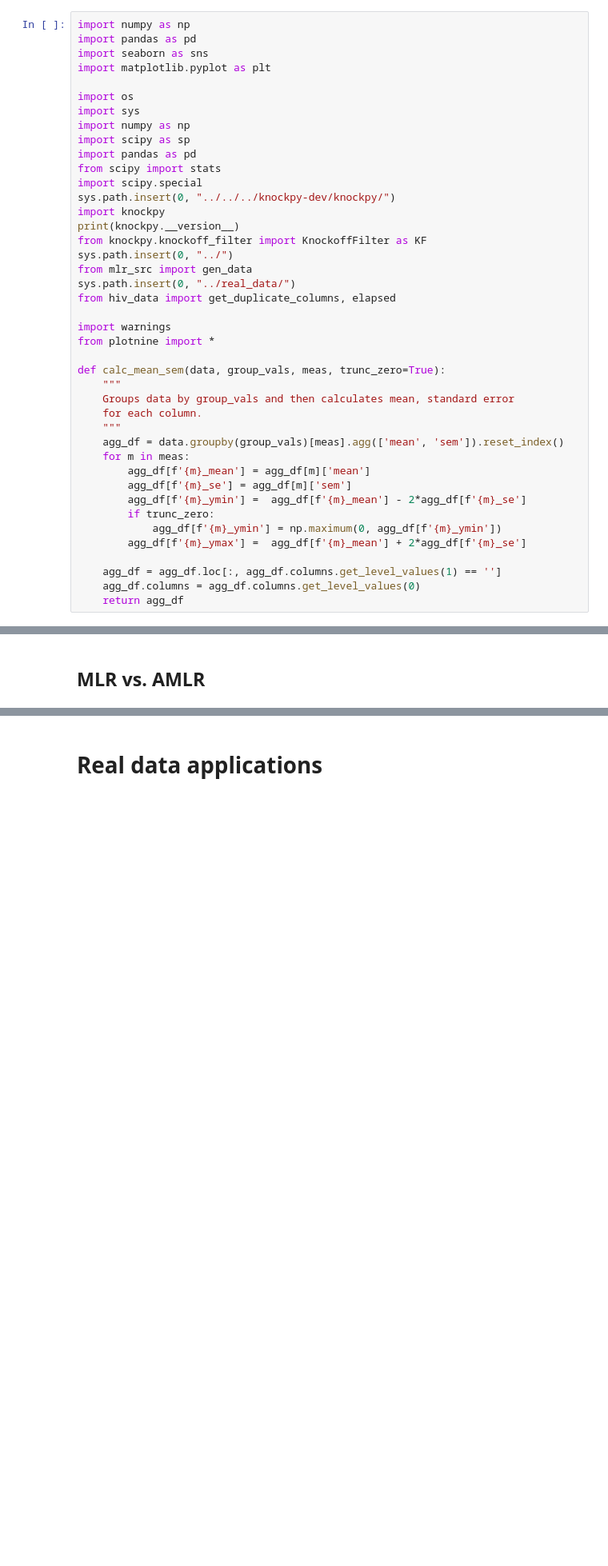
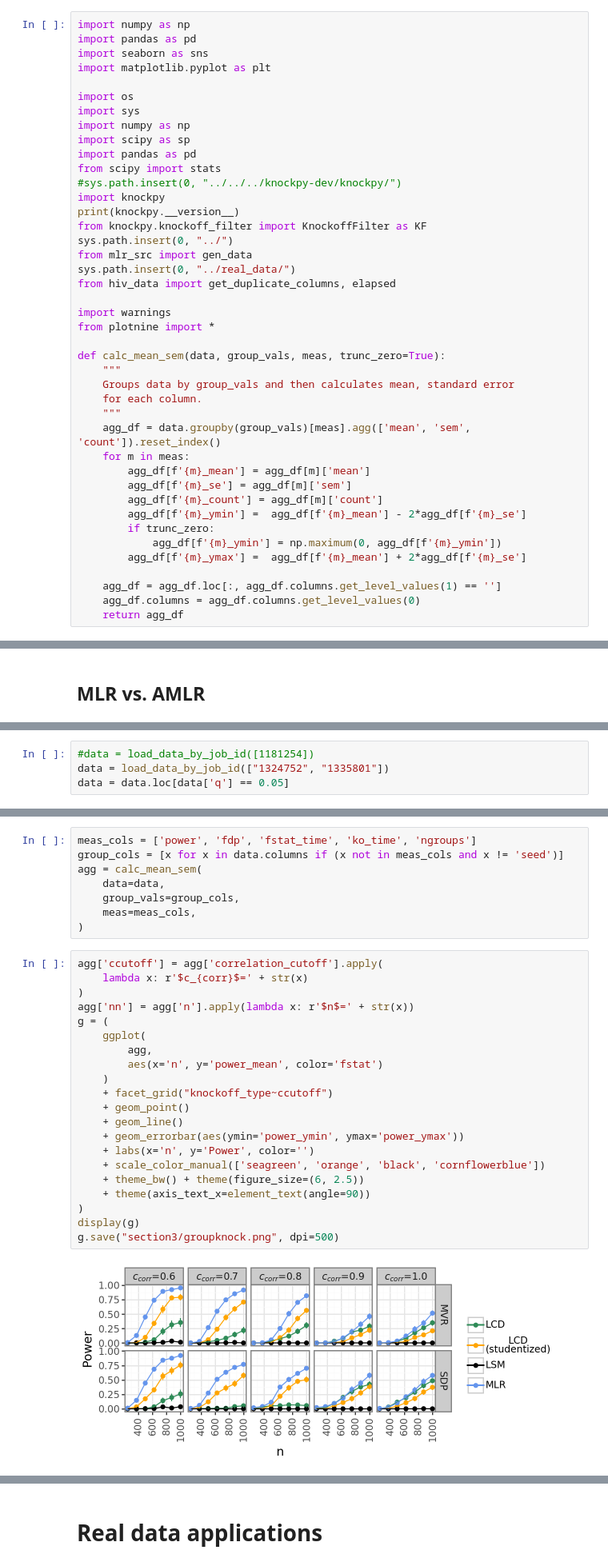
Before and after one commit to amspector100/mlr_knockoff_paper, a Jupyter notebook: final-plots/final_plots.ipynb, the cells around one changed output, grey strips where cells are left out. Shown at 80% size. Cells and saved outputs as stored; diff of their text form; blank space fills up the shorter version.

```diff
--- a/final-plots/final_plots.ipynb
+++ b/final-plots/final_plots.ipynb
@@ -10,8 +12,7 @@ import numpy as np
 import scipy as sp
 import pandas as pd
 from scipy import stats
-import scipy.special
-sys.path.insert(0, "../../../knockpy-dev/knockpy/")
+#sys.path.insert(0, "../../../knockpy-dev/knockpy/")
 import knockpy
 print(knockpy.__version__)
 from knockpy.knockoff_filter import KnockoffFilter as KF
@@ -28,10 +29,11 @@ def calc_mean_sem(data, group_vals, meas, trunc_zero=True):
     Groups data by group_vals and then calculates mean, standard error
     for each column.
     """
-    agg_df = data.groupby(group_vals)[meas].agg(['mean', 'sem']).reset_index()
+    agg_df = data.groupby(group_vals)[meas].agg(['mean', 'sem', 'count']).reset_index()
     for m in meas:
         agg_df[f'{m}_mean'] = agg_df[m]['mean']
         agg_df[f'{m}_se'] = agg_df[m]['sem']
+        agg_df[f'{m}_count'] = agg_df[m]['count']
         agg_df[f'{m}_ymin'] =  agg_df[f'{m}_mean'] - 2*agg_df[f'{m}_se']
         if trunc_zero:
             agg_df[f'{m}_ymin'] = np.maximum(0, agg_df[f'{m}_ymin'])
@@ -716,0 +760,4 @@ print(g)
+# %%
+#data = load_data_by_job_id([1181254])
+data = load_data_by_job_id(["1324752", "1335801"])
+data = data.loc[data['q'] == 0.05]
@@ -716,0 +766,31 @@ print(g)
+# %%
+meas_cols = ['power', 'fdp', 'fstat_time', 'ko_time', 'ngroups']
+group_cols = [x for x in data.columns if (x not in meas_cols and x != 'seed')]
+agg = calc_mean_sem(
+    data=data,
+    group_vals=group_cols,
+    meas=meas_cols,
+)
+# %%
+agg['ccutoff'] = agg['correlation_cutoff'].apply(
+    lambda x: r'$c_{corr}$=' + str(x)
+)
+agg['nn'] = agg['n'].apply(lambda x: r'$n$=' + str(x))
+g = (
+    ggplot(
+        agg,
+        aes(x='n', y='power_mean', color='fstat')
+    )
+    + facet_grid("knockoff_type~ccutoff")
+    + geom_point()
+    + geom_line()
+    + geom_errorbar(aes(ymin='power_ymin', ymax='power_ymax'))
+    + labs(x='n', y='Power', color='')
+    + scale_color_manual(['seagreen', 'orange', 'black', 'cornflowerblue'])
+    + theme_bw() + theme(figure_size=(6, 2.5))
+    + theme(axis_text_x=element_text(angle=90))
+)
+display(g)
+g.save("section3/groupknock.png", dpi=500)
+# %% [output]
+[figure, added]
```
Also changed, not shown: parts of 21 cells of this notebook, 3 other files.
